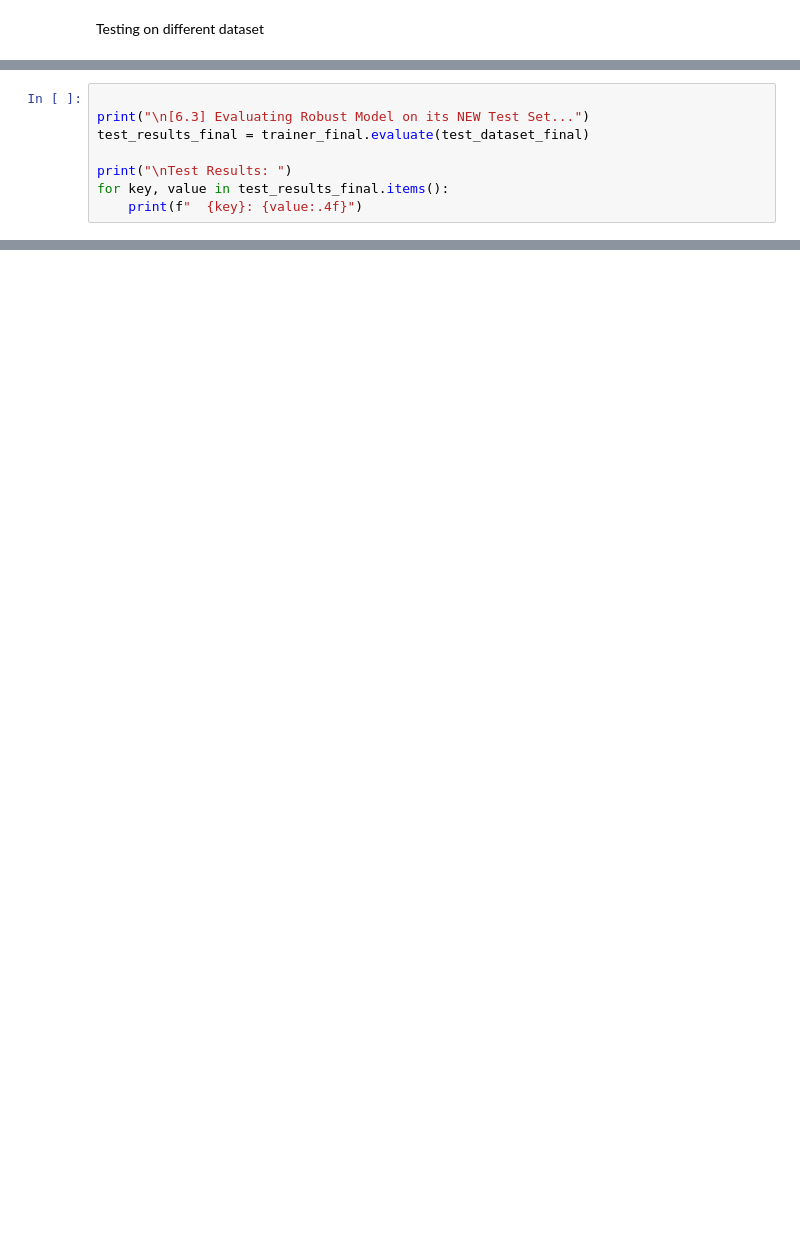
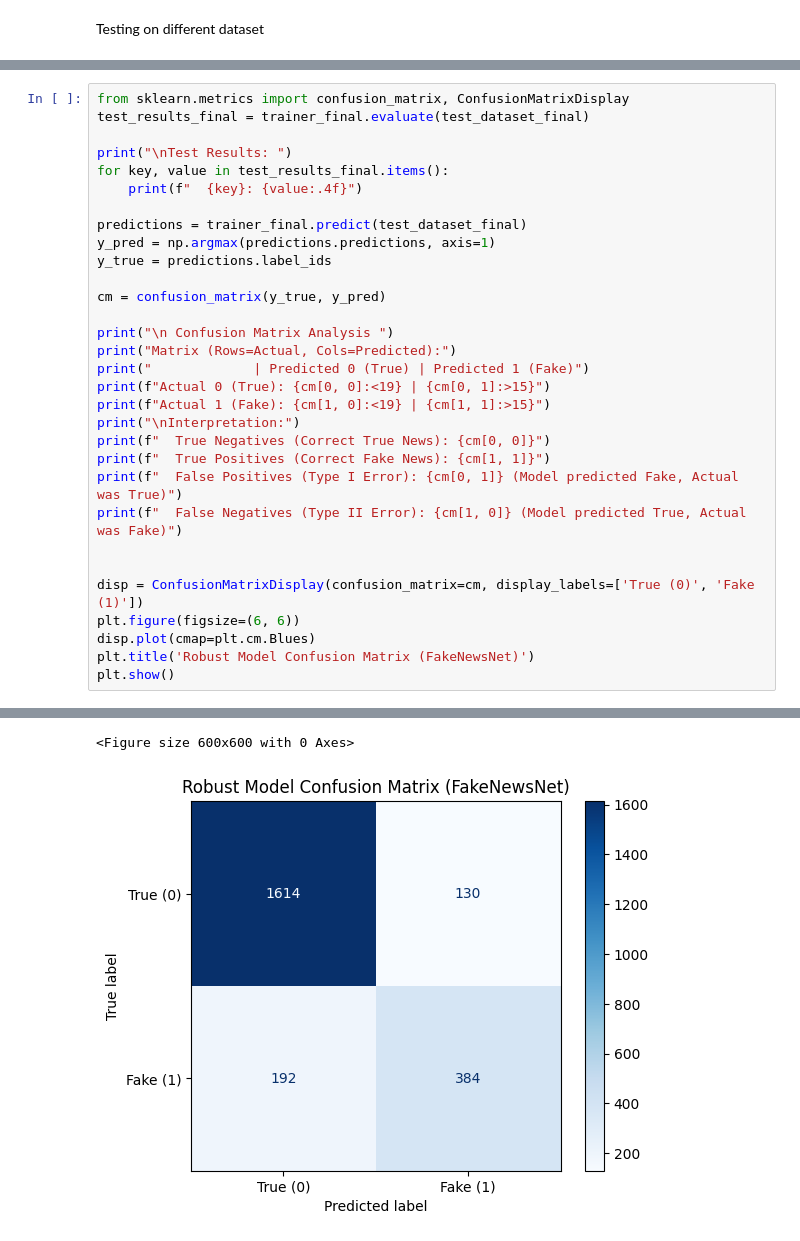
Before and after one commit to nvshanmukh/fakenews_detection, a Jupyter notebook: model.ipynb, the cells around one changed output, grey strips where cells are left out. Saved outputs shown, nothing was run; the diff lists cells and outputs as text; blank space fills up the shorter version.

```diff
--- a/model.ipynb
+++ b/model.ipynb
@@ -579,8 +571,32 @@ You should probably TRAIN this model on a down-stream task to be able to use it
 # %%
-
-print("\n[6.3] Evaluating Robust Model on its NEW Test Set...")
+from sklearn.metrics import confusion_matrix, ConfusionMatrixDisplay
 test_results_final = trainer_final.evaluate(test_dataset_final)
 
 print("\nTest Results: ")
 for key, value in test_results_final.items():
     print(f"  {key}: {value:.4f}")
+
+predictions = trainer_final.predict(test_dataset_final)
+y_pred = np.argmax(predictions.predictions, axis=1)
+y_true = predictions.label_ids
+
+cm = confusion_matrix(y_true, y_pred)
+
+print("\n Confusion Matrix Analysis ")
+print("Matrix (Rows=Actual, Cols=Predicted):")
+print("             | Predicted 0 (True) | Predicted 1 (Fake)")
+print(f"Actual 0 (True): {cm[0, 0]:<19} | {cm[0, 1]:>15}")
+print(f"Actual 1 (Fake): {cm[1, 0]:<19} | {cm[1, 1]:>15}")
+print("\nInterpretation:")
+print(f"  True Negatives (Correct True News): {cm[0, 0]}")
+print(f"  True Positives (Correct Fake News): {cm[1, 1]}")
+print(f"  False Positives (Type I Error): {cm[0, 1]} (Model predicted Fake, Actual was True)")
+print(f"  False Negatives (Type II Error): {cm[1, 0]} (Model predicted True, Actual was Fake)")
+
+
+disp = ConfusionMatrixDisplay(confusion_matrix=cm, display_labels=['True (0)', 'Fake (1)'])
+plt.figure(figsize=(6, 6))
+disp.plot(cmap=plt.cm.Blues)
+plt.title('Robust Model Confusion Matrix (FakeNewsNet)')
+plt.show()
+# %% [output]
@@ -587,3 +625,5 @@ for key, value in test_results_final.items():
+<Figure size 600x600 with 0 Axes>
+[figure, added]
 # %%
 def predict_fn_final(texts):
     if isinstance(texts, np.ndarray) or isinstance(texts, pd.Series):
```
Also changed, not shown: parts of 9 cells of this notebook.
